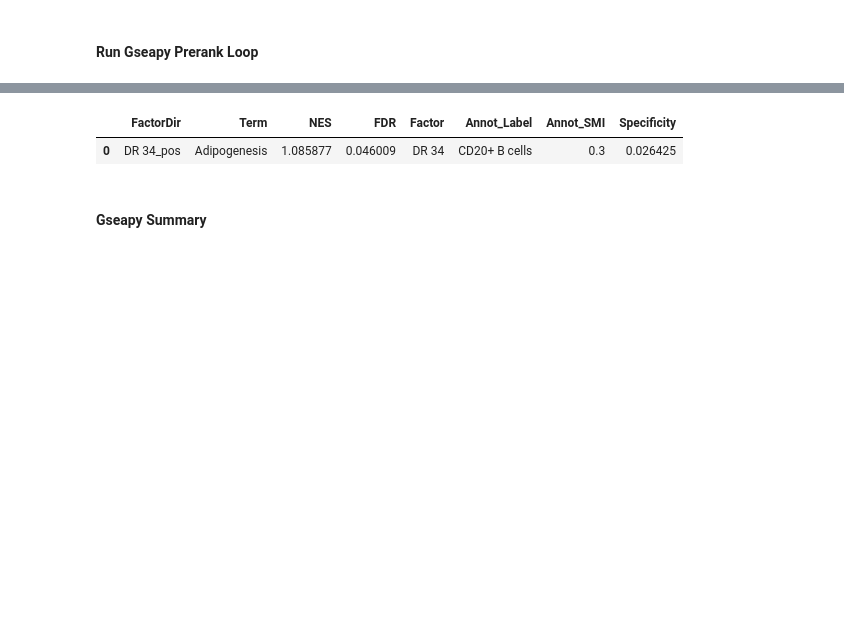
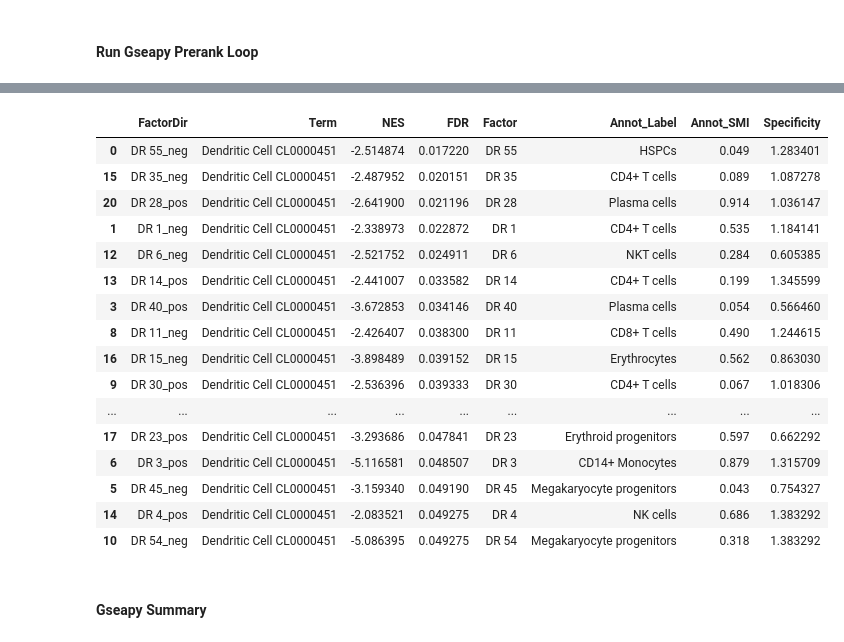
Before and after one commit to clarasoekler/DRVI_tutorials, a Jupyter notebook: identification_of_factors.ipynb, the cells around one changed output, grey strips where cells are left out. Saved outputs shown, nothing was run; the diff lists cells and outputs as text; code cells hidden in the pictures; blank space fills up the shorter version.

```diff
--- a/identification_of_factors.ipynb
+++ b/identification_of_factors.ipynb
@@ -695,37 +768,31 @@ sc.pl.violin(
 # %% [markdown]
 #### CellTypist Summary
 # %%
-# Compute specificity: how uniquely a factor maps to its top cell type.
-# Specificity = SMI(best) - SMI(second-best).
-# High specificity means the factor is specific to one cell type;
-# low specificity suggests the factor captures variation shared across types.
-top_1 = smi.idxmax(axis=1)
-top_1_val = smi.max(axis=1)
+# Low specificity  → factor captures variation shared across multiple types.
 
-tmp = smi.copy()
-for i, c in enumerate(top_1):
-    tmp.iloc[i, tmp.columns.get_loc(c)] = -1
-
-specificity = top_1_val - tmp.max(axis=1)
+# Vectorised: sort each row descending and take the top-2 values at once.
+vals      = np.sort(smi.values, axis=1)[:, ::-1]   # shape: (n_factors, n_celltypes)
+top_1     = smi.idxmax(axis=1)                       # best cell-type label per factor
+top_1_val = pd.Series(vals[:, 0], index=smi.index)  # best SMI score
+specificity = pd.Series(vals[:, 0] - vals[:, 1], index=smi.index)  # gap to second-best
 
 celltypist_summary = pd.DataFrame({
-    "Factor": smi.index,
+    "Factor":       smi.index,
     "Top_CellType": top_1.values,
-    "SMI-value": top_1_val.values,   # hier: SMI-Score
-    "Specificity": specificity.values,
+    "SMI-value":    top_1_val.values,
+    "Specificity":  specificity.values,
 })
-
-celltypist_summary["Tool"] = "SMI"
+celltypist_summary["Tool"]      = "SMI"
 celltypist_summary["Label_std"] = (
     celltypist_summary["Top_CellType"].astype(str)
     .str.lower().str.replace(r"[^a-z0-9]+", "_", regex=True).str.strip("_")
 )
 celltypist_summary["Significant"] = (
-    (celltypist_summary["SMI-value"] >= CT_CORR_THRESHOLD)
+    (celltypist_summary["SMI-value"]   >= CT_CORR_THRESHOLD)
     & (celltypist_summary["Specificity"] >= CT_SPEC_THRESHOLD)
 )
 
-display(celltypist_summary[celltypist_summary["Significant"]].head(20))
+display(celltypist_summary[celltypist_summary["Significant"]])
 # %% [output]
 |  | Factor | Top_CellType | SMI-value | Specificity | Tool | Label_std | Significant |
 | 0 | DR 36 | Monocyte progenitors | 0.652945 | 0.505441 | SMI | monocyte_progenitors | True |
@@ -861,5 +929,4 @@ How it works:
 # %% [markdown]
 #### BlitzGSEA Library
 # %%
-# MSigDB Hallmark is the gold standard for the first evaluation
-signature_lib = blitz.enrichr.get_library("MSigDB_Hallmark_2020")
+signature_lib = blitz.enrichr.get_library(GSEA_DB)
@@ -1033,12 +1090,26 @@ The order of those genes will be arbitrary, which may produce unexpected results
 # %%
 sig_gseapy = gseapy_summary.query("FDR < @FDR")[["FactorDir", "Term", "NES", "FDR"]].copy()
 sig_gseapy["Factor"] = strip_factor(sig_gseapy["FactorDir"]).values
-spec = compute_tool_specificity(gseapy_summary, "FactorDir", "NES", use_nes=True)
-sig_gseapy = sig_gseapy.merge(annot_map, on="Factor", how="left").merge(spec, left_on="Factor", right_index=True, how="left")
+sig_gseapy = _enrich_sig(sig_gseapy, gseapy_summary, "FactorDir", "NES", use_nes=True)
 display(sig_gseapy.sort_values("FDR"))
 # %% [output]
 |  | FactorDir | Term | NES | FDR | Factor | Annot_Label | Annot_SMI | Specificity |
-| 0 | DR 34_pos | Adipogenesis | 1.085877 | 0.046009 | DR 34 | CD20+ B cells | 0.3 | 0.026425 |
+| 0 | DR 55_neg | Dendritic Cell CL0000451 | -2.514874 | 0.017220 | DR 55 | HSPCs | 0.049 | 1.283401 |
+| 15 | DR 35_neg | Dendritic Cell CL0000451 | -2.487952 | 0.020151 | DR 35 | CD4+ T cells | 0.089 | 1.087278 |
+| 20 | DR 28_pos | Dendritic Cell CL0000451 | -2.641900 | 0.021196 | DR 28 | Plasma cells | 0.914 | 1.036147 |
+| 1 | DR 1_neg | Dendritic Cell CL0000451 | -2.338973 | 0.022872 | DR 1 | CD4+ T cells | 0.535 | 1.184141 |
+| 12 | DR 6_neg | Dendritic Cell CL0000451 | -2.521752 | 0.024911 | DR 6 | NKT cells | 0.284 | 0.605385 |
+| 13 | DR 14_pos | Dendritic Cell CL0000451 | -2.441007 | 0.033582 | DR 14 | CD4+ T cells | 0.199 | 1.345599 |
+| 3 | DR 40_pos | Dendritic Cell CL0000451 | -3.672853 | 0.034146 | DR 40 | Plasma cells | 0.054 | 0.566460 |
+| 8 | DR 11_neg | Dendritic Cell CL0000451 | -2.426407 | 0.038300 | DR 11 | CD8+ T cells | 0.490 | 1.244615 |
+| 16 | DR 15_neg | Dendritic Cell CL0000451 | -3.898489 | 0.039152 | DR 15 | Erythrocytes | 0.562 | 0.863030 |
+| 9 | DR 30_pos | Dendritic Cell CL0000451 | -2.536396 | 0.039333 | DR 30 | CD4+ T cells | 0.067 | 1.018306 |
+| ... | ... | ... | ... | ... | ... | ... | ... | ... |
+| 17 | DR 23_pos | Dendritic Cell CL0000451 | -3.293686 | 0.047841 | DR 23 | Erythroid progenitors | 0.597 | 0.662292 |
+| 6 | DR 3_pos | Dendritic Cell CL0000451 | -5.116581 | 0.048507 | DR 3 | CD14+ Monocytes | 0.879 | 1.315709 |
+| 5 | DR 45_neg | Dendritic Cell CL0000451 | -3.159340 | 0.049190 | DR 45 | Megakaryocyte progenitors | 0.043 | 0.754327 |
+| 14 | DR 4_pos | Dendritic Cell CL0000451 | -2.083521 | 0.049275 | DR 4 | NK cells | 0.686 | 1.383292 |
+| 10 | DR 54_neg | Dendritic Cell CL0000451 | -5.086395 | 0.049275 | DR 54 | Megakaryocyte progenitors | 0.318 | 1.383292 |
 # %% [markdown]
 #### Gseapy Summary
 # %%
```
Also changed, not shown: parts of 32 cells of this notebook, 1 other file.
